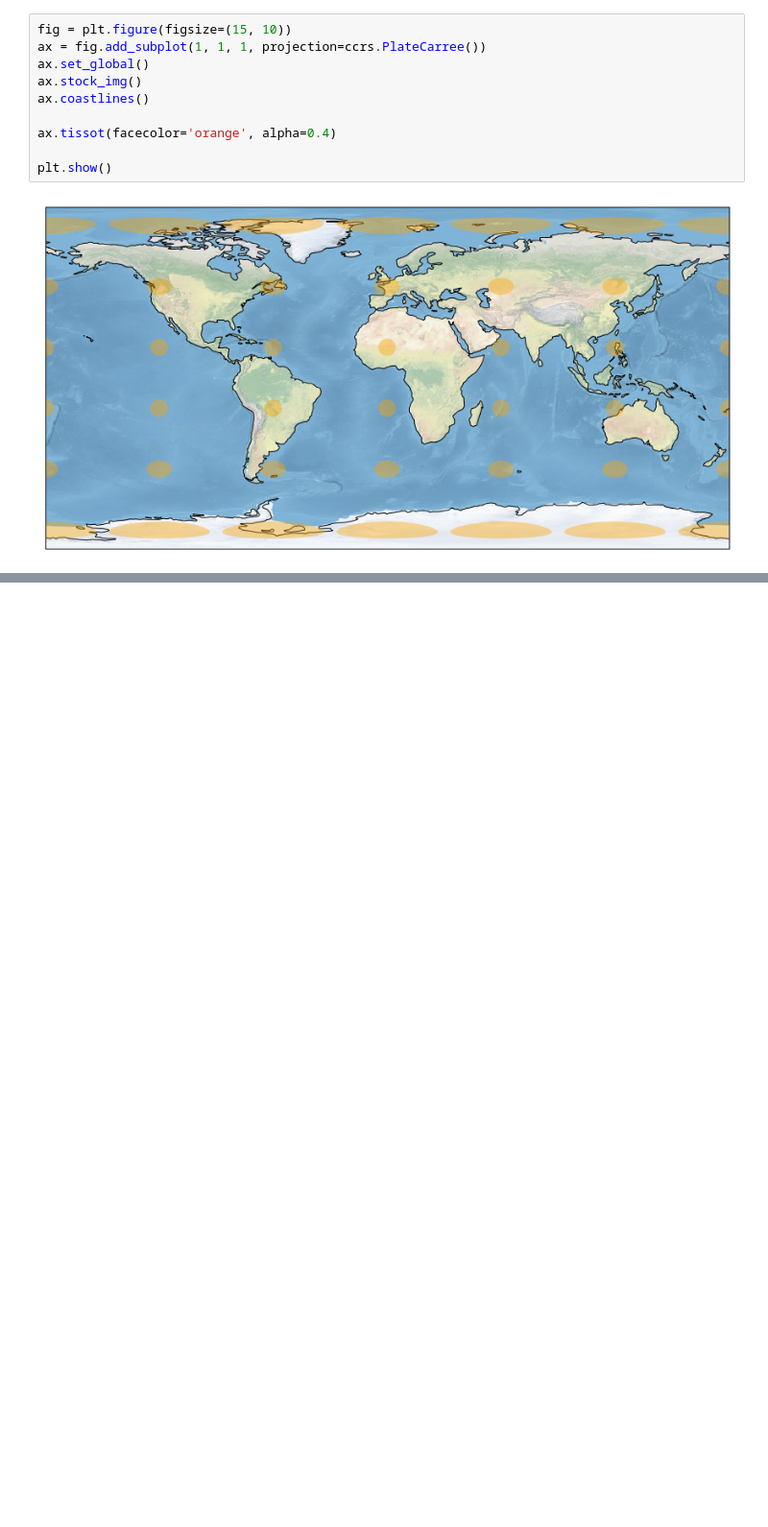
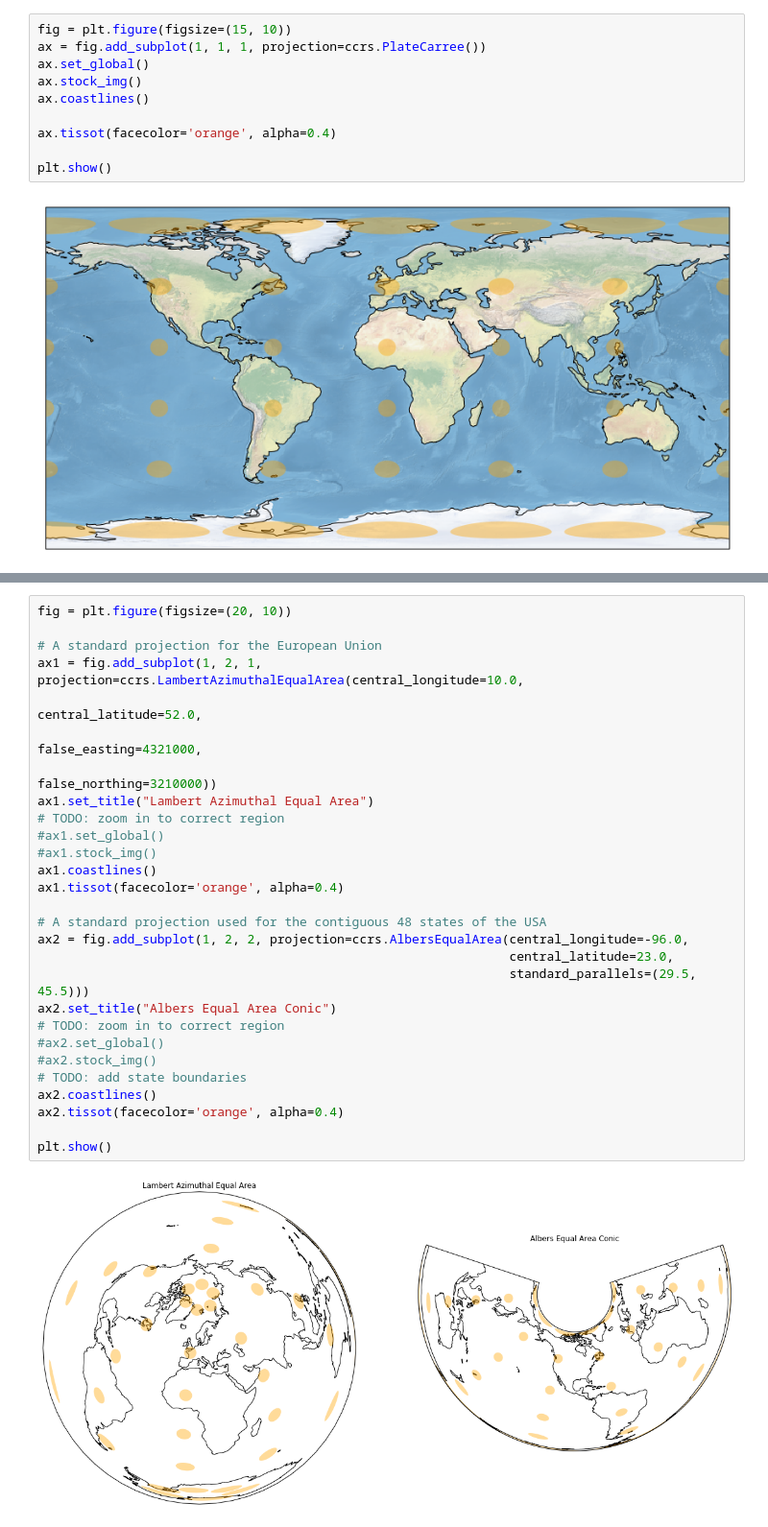
Before and after one commit to Data-Tree/visualization, a Jupyter notebook: projections/Exploring map projections.ipynb, the cells around one changed output, grey strips where cells are left out. Shown at 96% size. Drawn from its saved outputs; the diff is of its cells as text; blank space fills up the shorter version.

```diff
--- a/projections/Exploring map projections.ipynb
+++ b/projections/Exploring map projections.ipynb
@@ -56,0 +90,30 @@ This projection is commonly used by web mapping tools
+# %%
+fig = plt.figure(figsize=(20, 10))
+
+# A standard projection for the European Union
+ax1 = fig.add_subplot(1, 2, 1, projection=ccrs.LambertAzimuthalEqualArea(central_longitude=10.0,
+                                                                         central_latitude=52.0,
+                                                                         false_easting=4321000,
+                                                                         false_northing=3210000))
+ax1.set_title("Lambert Azimuthal Equal Area")
+# TODO: zoom in to correct region
+#ax1.set_global()
+#ax1.stock_img()
+ax1.coastlines()
+ax1.tissot(facecolor='orange', alpha=0.4)
+
+# A standard projection used for the contiguous 48 states of the USA
+ax2 = fig.add_subplot(1, 2, 2, projection=ccrs.AlbersEqualArea(central_longitude=-96.0,
+                                                               central_latitude=23.0,
+                                                               standard_parallels=(29.5, 45.5)))
+ax2.set_title("Albers Equal Area Conic")
+# TODO: zoom in to correct region
+#ax2.set_global()
+#ax2.stock_img()
+# TODO: add state boundaries
+ax2.coastlines()
+ax2.tissot(facecolor='orange', alpha=0.4)
+
+plt.show()
+# %% [output]
+[figure, added]
```
Also changed, not shown: parts of 26 cells of this notebook.
